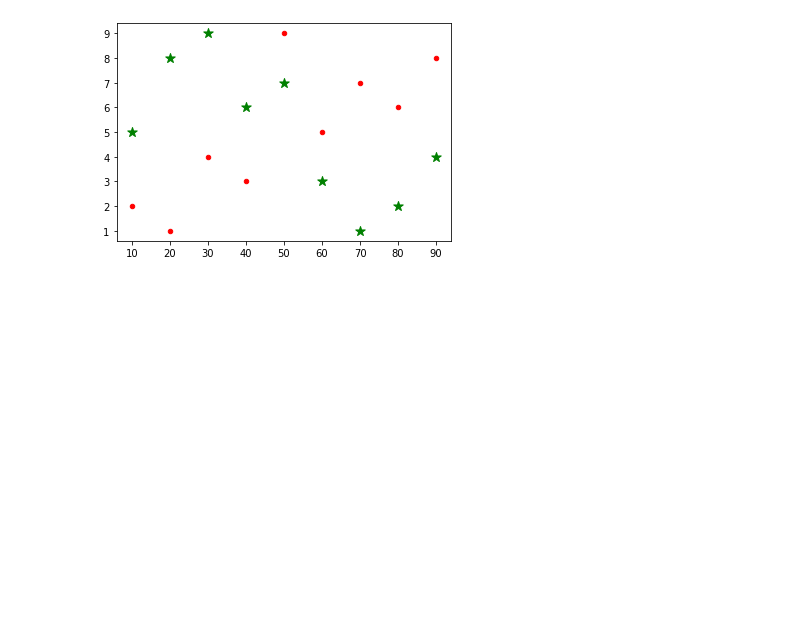
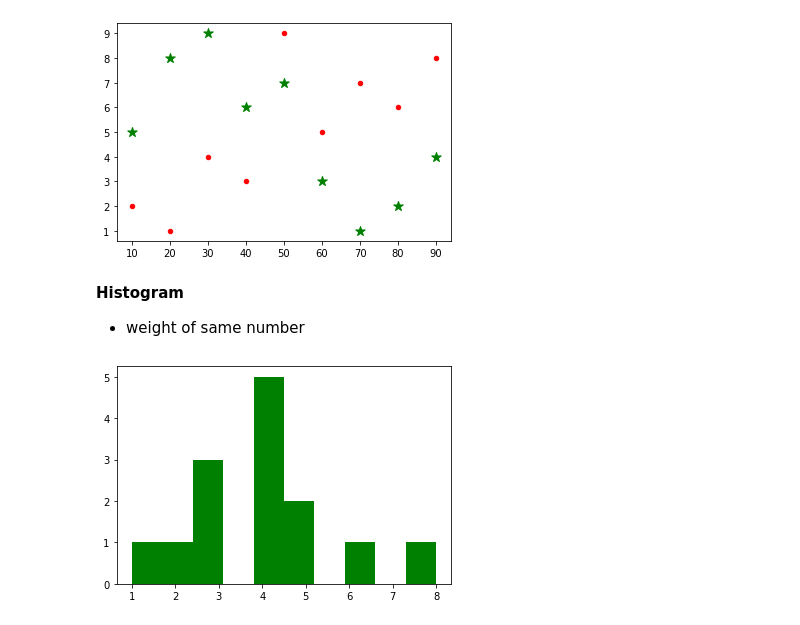
Before and after one commit to shamiik/MatplotlibSeaborn, a Jupyter notebook: Matplotlib.ipynb, the cells around one changed output. Cells and saved outputs as stored; diff of their text form; code cells hidden in the pictures; blank space fills up the shorter version.

```diff
--- a/Matplotlib.ipynb
+++ b/Matplotlib.ipynb
@@ -131,3 +131,13 @@ plt.scatter(x,b,c='r',marker='.',s=80)
 plt.show()
 # %% [output]
 [figure]
+# %% [markdown]
+**Histogram**
+
+*   weight of same number
+# %%
+l1=[1,2,3,3,3,4,4,4,4,4,5,5,6,8]
+plt.hist(l1,color='g')
+plt.show()
+# %% [output]
+[figure, added]
```
Also changed, not shown: parts of 11 cells of this notebook.
